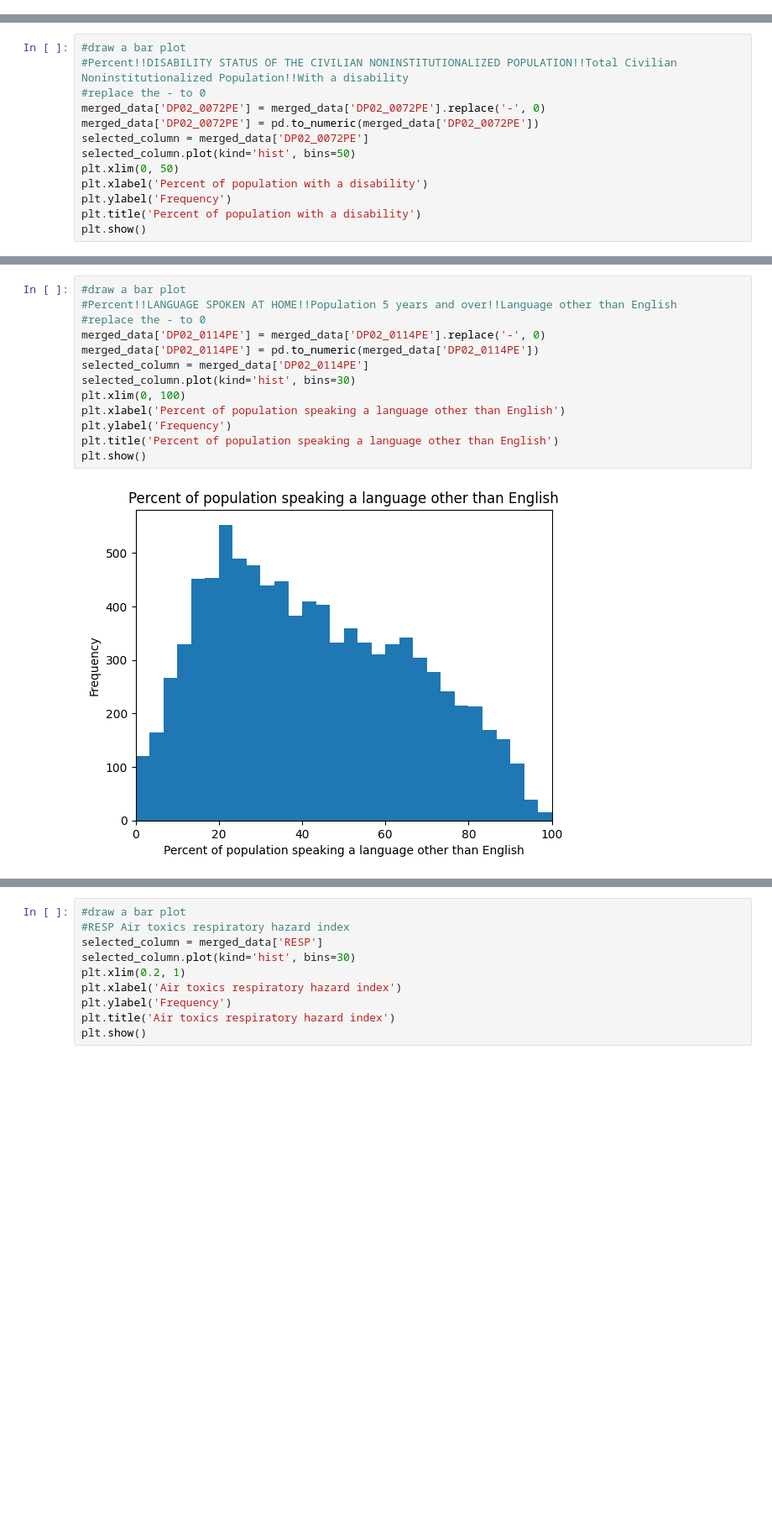
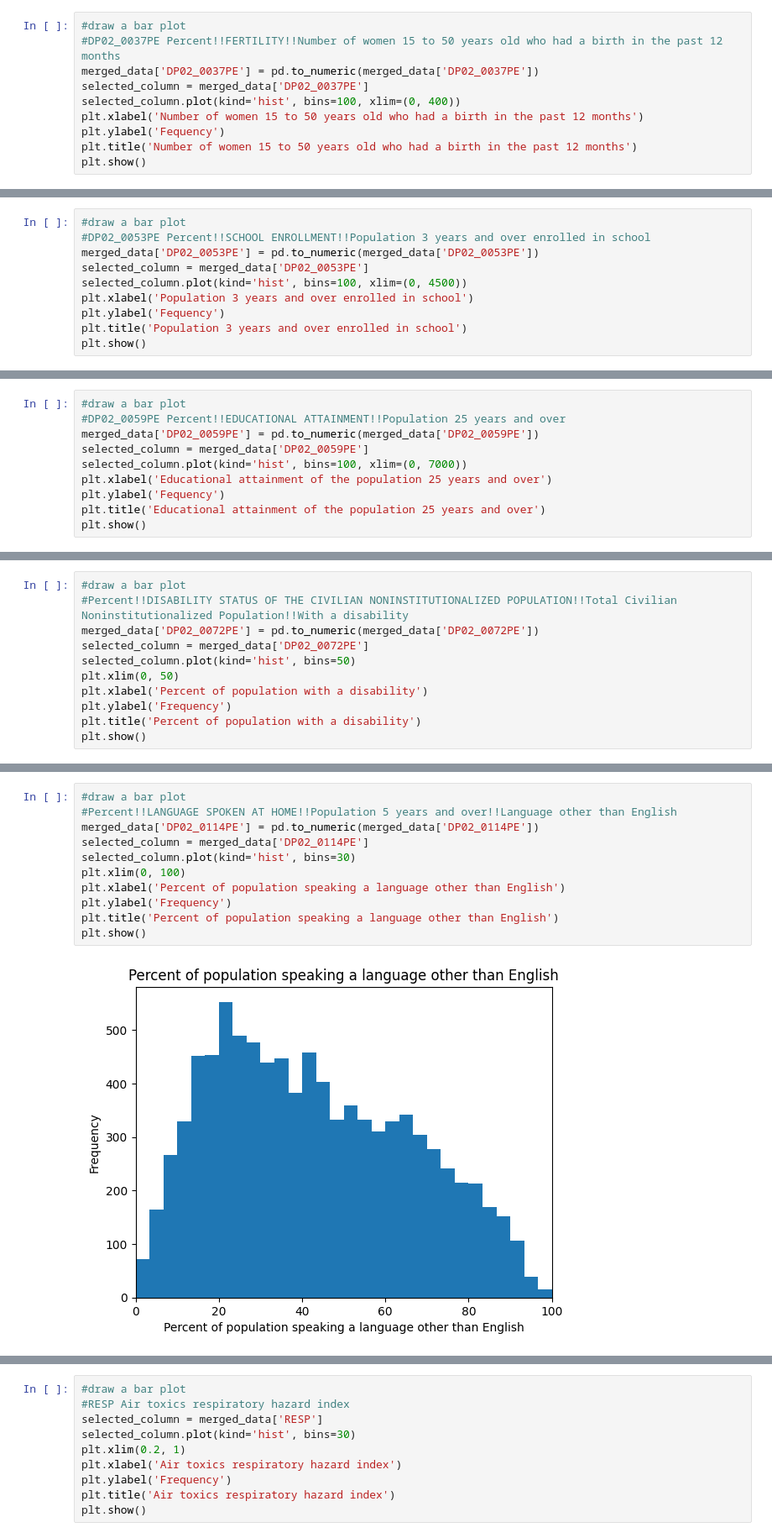
Before and after one commit to r-buch/social-covid, a Jupyter notebook: data_descriptive.ipynb, the cells around one changed output, grey strips where cells are left out. Shown at 84% size. Saved outputs shown, nothing was run; the diff lists cells and outputs as text; blank space fills up the shorter version.

```diff
--- a/data_descriptive.ipynb
+++ b/data_descriptive.ipynb
@@ -91,3 +91,13 @@ plt.title('Population distribution by Hispanic or Latino and not Hispanic or Lat
 plt.show()
 # %% [output]
 [figure]
+# %%
+#draw a bar plot
+#DP02_0037PE Percent!!FERTILITY!!Number of women 15 to 50 years old who had a birth in the past 12 months
+merged_data['DP02_0037PE'] = pd.to_numeric(merged_data['DP02_0037PE'])
+selected_column = merged_data['DP02_0037PE']
+selected_column.plot(kind='hist', bins=100, xlim=(0, 400))
+plt.xlabel('Number of women 15 to 50 years old who had a birth in the past 12 months')
+plt.ylabel('Fequency')
+plt.title('Number of women 15 to 50 years old who had a birth in the past 12 months')
+plt.show()
@@ -93,0 +106,10 @@ plt.show()
+# %%
+#draw a bar plot
+#DP02_0053PE Percent!!SCHOOL ENROLLMENT!!Population 3 years and over enrolled in school
+merged_data['DP02_0053PE'] = pd.to_numeric(merged_data['DP02_0053PE'])
+selected_column = merged_data['DP02_0053PE']
+selected_column.plot(kind='hist', bins=100, xlim=(0, 4500))
+plt.xlabel('Population 3 years and over enrolled in school')
+plt.ylabel('Fequency')
+plt.title('Population 3 years and over enrolled in school')
+plt.show()
@@ -93,0 +118,10 @@ plt.show()
+# %%
+#draw a bar plot
+#DP02_0059PE Percent!!EDUCATIONAL ATTAINMENT!!Population 25 years and over
+merged_data['DP02_0059PE'] = pd.to_numeric(merged_data['DP02_0059PE'])
+selected_column = merged_data['DP02_0059PE']
+selected_column.plot(kind='hist', bins=100, xlim=(0, 7000))
+plt.xlabel('Educational attainment of the population 25 years and over')
+plt.ylabel('Fequency')
+plt.title('Educational attainment of the population 25 years and over')
+plt.show()
@@ -94,8 +130,6 @@ plt.show()
 # %%
 #draw a bar plot
 #Percent!!DISABILITY STATUS OF THE CIVILIAN NONINSTITUTIONALIZED POPULATION!!Total Civilian Noninstitutionalized Population!!With a disability
-#replace the - to 0
-merged_data['DP02_0072PE'] = merged_data['DP02_0072PE'].replace('-', 0)
 merged_data['DP02_0072PE'] = pd.to_numeric(merged_data['DP02_0072PE'])
 selected_column = merged_data['DP02_0072PE']
 selected_column.plot(kind='hist', bins=50)
@@ -109,15 +143,13 @@ plt.show()
 # %%
 #draw a bar plot
 #Percent!!LANGUAGE SPOKEN AT HOME!!Population 5 years and over!!Language other than English
-#replace the - to 0
-merged_data['DP02_0114PE'] = merged_data['DP02_0114PE'].replace('-', 0)
 merged_data['DP02_0114PE'] = pd.to_numeric(merged_data['DP02_0114PE'])
 selected_column = merged_data['DP02_0114PE']
 selected_column.plot(kind='hist', bins=30)
 plt.xlim(0, 100)
 plt.xlabel('Percent of population speaking a language other than English')
 plt.ylabel('Frequency')
 plt.title('Percent of population speaking a language other than English')
 plt.show()
 # %% [output]
-[figure, old version]
+[figure, new version]
```
Also changed, not shown: parts of 9 cells of this notebook.
